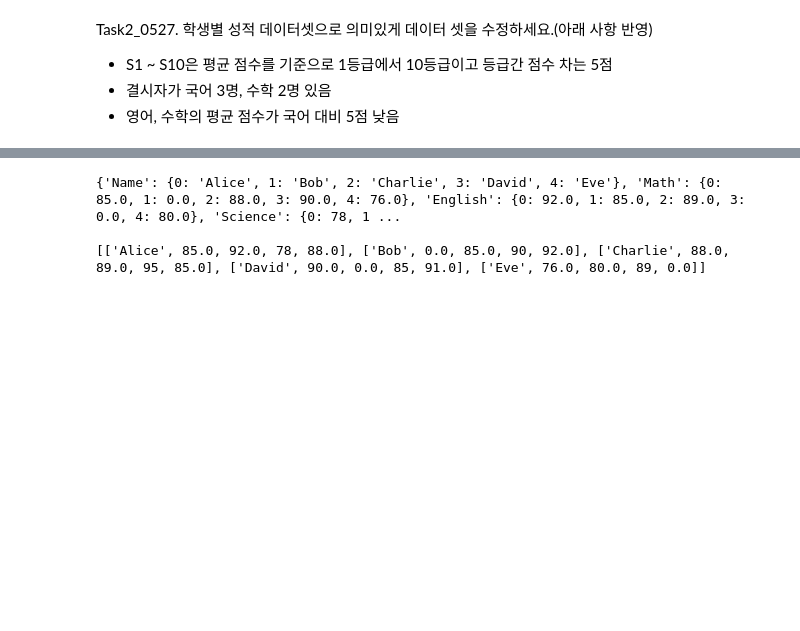
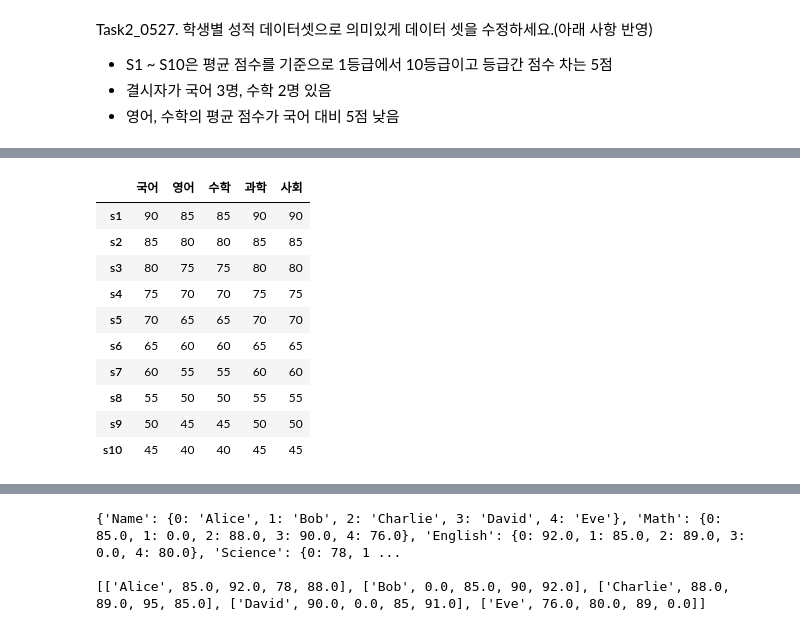
Before and after one commit to yk91412/kita_2404, a Jupyter notebook: m3_분석라이브러리/pandas_1_데이터구조.ipynb, the cells around one changed output, grey strips where cells are left out. Drawn from its saved outputs; the diff is of its cells as text; code cells hidden in the pictures; blank space fills up the shorter version.

```diff
--- a/m3_분석라이브러리/pandas_1_데이터구조.ipynb
+++ b/m3_분석라이브러리/pandas_1_데이터구조.ipynb
@@ -935,0 +1052,17 @@ df
+# %%
+# 영어, 수학의 평균 점수가 국어 대비 5점 낮음
+for i in range(10):
+    df.iloc[i,1:3] = df.iloc[i,0] - 5
+df
+# %% [output]
+|  | 국어 | 영어 | 수학 | 과학 | 사회 |
+| s1 | 90 | 85 | 85 | 90 | 90 |
+| s2 | 85 | 80 | 80 | 85 | 85 |
+| s3 | 80 | 75 | 75 | 80 | 80 |
+| s4 | 75 | 70 | 70 | 75 | 75 |
+| s5 | 70 | 65 | 65 | 70 | 70 |
+| s6 | 65 | 60 | 60 | 65 | 65 |
+| s7 | 60 | 55 | 55 | 60 | 60 |
+| s8 | 55 | 50 | 50 | 55 | 55 |
+| s9 | 50 | 45 | 45 | 50 | 50 |
+| s10 | 45 | 40 | 40 | 45 | 45 |
```
Also changed, not shown: parts of 25 cells of this notebook, 1 other file.
